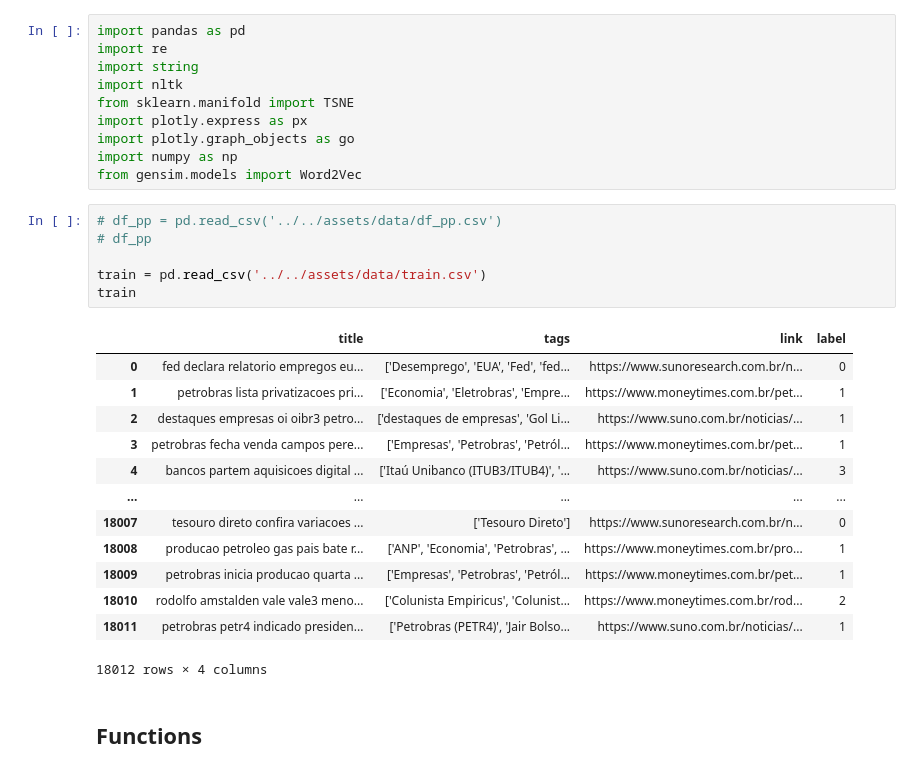
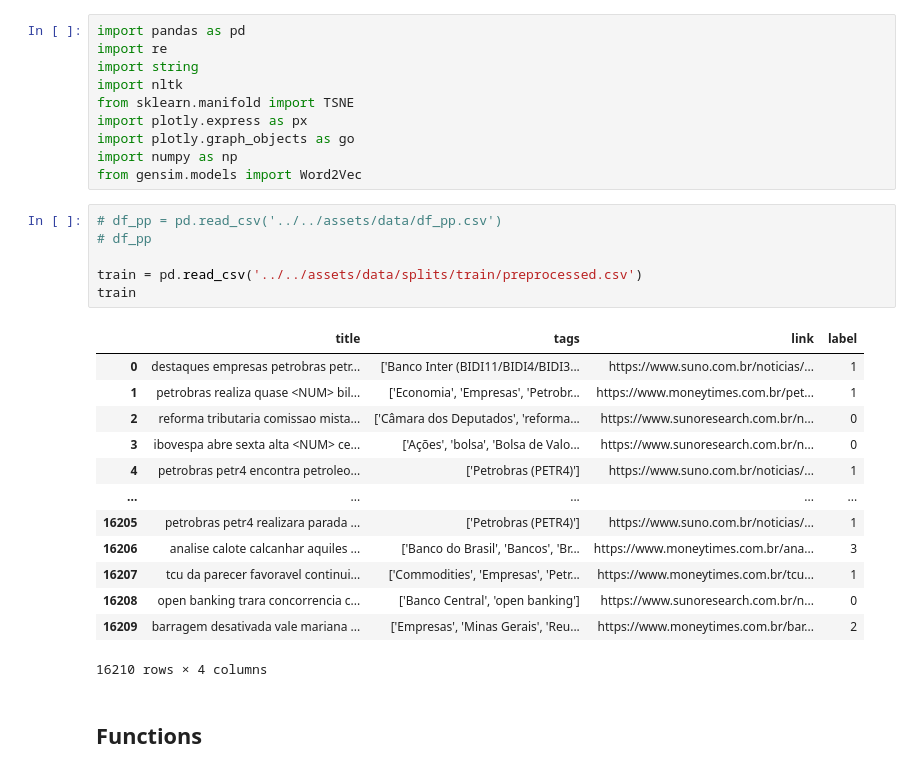
Before and after one commit to guico3lho/TCC_tags, a Jupyter notebook: pipeline/supervised_deep_models/create_word_embeddings.ipynb, the cells around one changed output. Saved outputs shown, nothing was run; the diff lists cells and outputs as text.

```diff
--- a/pipeline/supervised_deep_models/create_word_embeddings.ipynb
+++ b/pipeline/supervised_deep_models/create_word_embeddings.ipynb
@@ -13,23 +13,23 @@ from gensim.models import Word2Vec
 # %%
 # df_pp = pd.read_csv('../../assets/data/df_pp.csv')
 # df_pp
 
-train = pd.read_csv('../../assets/data/train.csv')
+train = pd.read_csv('../../assets/data/splits/train/preprocessed.csv')
 train
 # %% [output]
 |  | title | tags | link | label |
-| 0 | fed declara relatorio empregos eu... | ['Desemprego', 'EUA', 'Fed', 'fed... | https://www.sunoresearch.com.br/n... | 0 |
-| 1 | petrobras lista privatizacoes pri... | ['Economia', 'Eletrobras', 'Empre... | https://www.moneytimes.com.br/pet... | 1 |
-| 2 | destaques empresas oi oibr3 petro... | ['destaques de empresas', 'Gol Li... | https://www.suno.com.br/noticias/... | 1 |
-| 3 | petrobras fecha venda campos pere... | ['Empresas', 'Petrobras', 'Petról... | https://www.moneytimes.com.br/pet... | 1 |
-| 4 | bancos partem aquisicoes digital ... | ['Itaú Unibanco (ITUB3/ITUB4)', '... | https://www.suno.com.br/noticias/... | 3 |
+| 0 | destaques empresas petrobras petr... | ['Banco Inter (BIDI11/BIDI4/BIDI3... | https://www.suno.com.br/noticias/... | 1 |
+| 1 | petrobras realiza quase <NUM> bil... | ['Economia', 'Empresas', 'Petrobr... | https://www.moneytimes.com.br/pet... | 1 |
+| 2 | reforma tributaria comissao mista... | ['Câmara dos Deputados', 'reforma... | https://www.sunoresearch.com.br/n... | 0 |
+| 3 | ibovespa abre sexta alta <NUM> ce... | ['Ações', 'bolsa', 'Bolsa de Valo... | https://www.sunoresearch.com.br/n... | 0 |
+| 4 | petrobras petr4 encontra petroleo... | ['Petrobras (PETR4)'] | https://www.suno.com.br/noticias/... | 1 |
 | ... | ... | ... | ... | ... |
-| 18007 | tesouro direto confira variacoes ... | ['Tesouro Direto'] | https://www.sunoresearch.com.br/n... | 0 |
-| 18008 | producao petroleo gas pais bate r... | ['ANP', 'Economia', 'Petrobras', ... | https://www.moneytimes.com.br/pro... | 1 |
-| 18009 | petrobras inicia producao quarta ... | ['Empresas', 'Petrobras', 'Petról... | https://www.moneytimes.com.br/pet... | 1 |
-| 18010 | rodolfo amstalden vale vale3 meno... | ['Colunista Empiricus', 'Colunist... | https://www.moneytimes.com.br/rod... | 2 |
-| 18011 | petrobras petr4 indicado presiden... | ['Petrobras (PETR4)', 'Jair Bolso... | https://www.suno.com.br/noticias/... | 1 |
+| 16205 | petrobras petr4 realizara parada ... | ['Petrobras (PETR4)'] | https://www.suno.com.br/noticias/... | 1 |
+| 16206 | analise calote calcanhar aquiles ... | ['Banco do Brasil', 'Bancos', 'Br... | https://www.moneytimes.com.br/ana... | 3 |
+| 16207 | tcu da parecer favoravel continui... | ['Commodities', 'Empresas', 'Petr... | https://www.moneytimes.com.br/tcu... | 1 |
+| 16208 | open banking trara concorrencia c... | ['Banco Central', 'open banking'] | https://www.sunoresearch.com.br/n... | 0 |
+| 16209 | barragem desativada vale mariana ... | ['Empresas', 'Minas Gerais', 'Reu... | https://www.moneytimes.com.br/bar... | 2 |
-18012 rows × 4 columns
+16210 rows × 4 columns
 # %% [markdown]
 ## Functions
 # %% [markdown]
```
Also changed, not shown: parts of 5 cells of this notebook, 14 other files.
